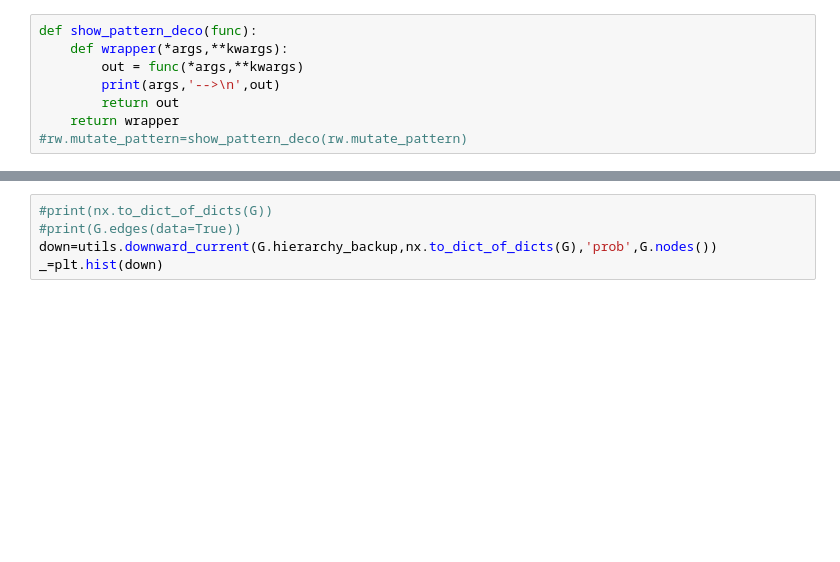
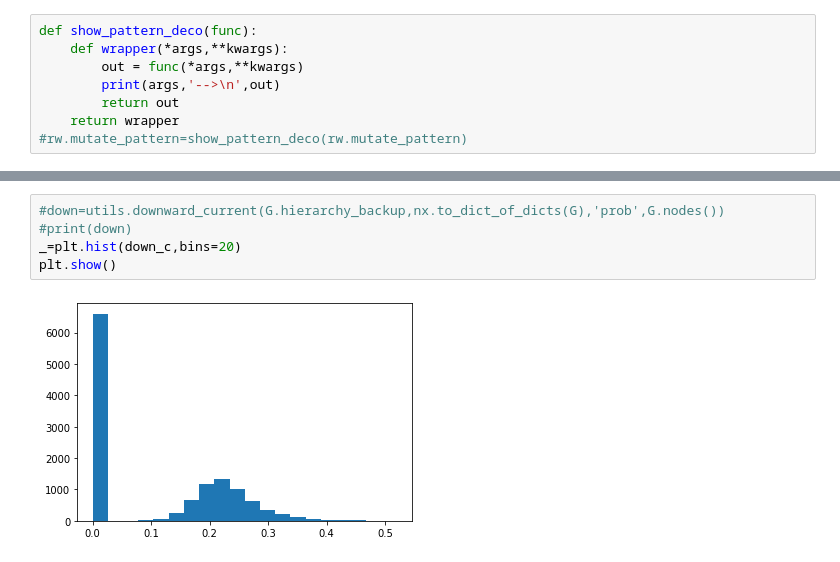
Before and after one commit to YPFoerster/pattern_walker, a Jupyter notebook: demonstrator.ipynb, the cells around one changed output, grey strips where cells are left out. Drawn from its saved outputs; the diff is of its cells as text; blank space fills up the shorter version.

```diff
--- a/demonstrator.ipynb
+++ b/demonstrator.ipynb
@@ -72,5 +97,7 @@ _=plt.hist(temp,bins=20)
 # %%
-#print(nx.to_dict_of_dicts(G))
-#print(G.edges(data=True))
-down=utils.downward_current(G.hierarchy_backup,nx.to_dict_of_dicts(G),'prob',G.nodes())
-_=plt.hist(down)
+#down=utils.downward_current(G.hierarchy_backup,nx.to_dict_of_dicts(G),'prob',G.nodes())
+#print(down)
+_=plt.hist(down_c,bins=20)
+plt.show()
+# %% [output]
+[figure, added]
```
Also changed, not shown: parts of 8 cells of this notebook, 1 other file.
